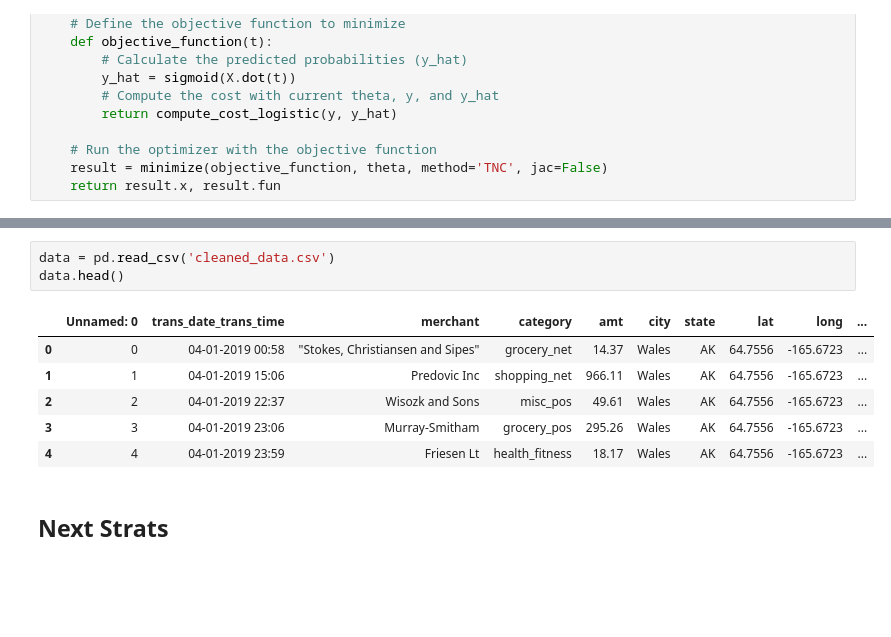
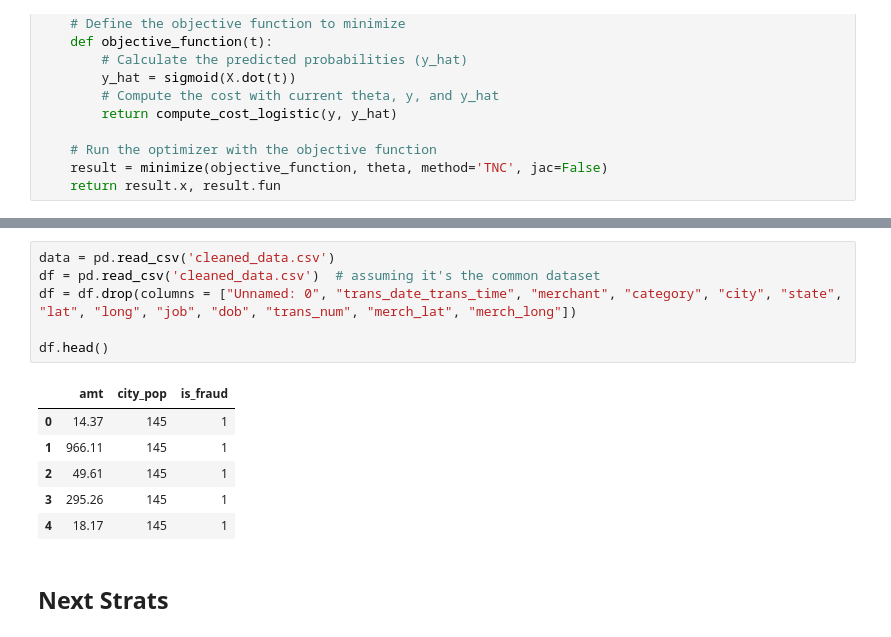
Before and after one commit to sgray38/COSC325_Final, a Jupyter notebook: Base_Model_and_Next_Steps.ipynb, the cells around one changed output, grey strips where cells are left out. Saved outputs shown, nothing was run; the diff lists cells and outputs as text; blank space fills up the shorter version.

```diff
--- a/Base_Model_and_Next_Steps.ipynb
+++ b/Base_Model_and_Next_Steps.ipynb
@@ -264,14 +264,17 @@ bestFraud: [0.7647058823529411, 0.1]
 [figure]
 # %%
 data = pd.read_csv('cleaned_data.csv')
-data.head()
+df = pd.read_csv('cleaned_data.csv')  # assuming it's the common dataset
+df = df.drop(columns = ["Unnamed: 0", "trans_date_trans_time", "merchant", "category", "city", "state",  "lat", "long", "job", "dob", "trans_num", "merch_lat", "merch_long"])
+
+df.head()
 # %% [output]
-|  | Unnamed: 0 | trans_date_trans_time | merchant | category | amt | city | state | lat | long | ... |
-| 0 | 0 | 04-01-2019 00:58 | "Stokes, Christiansen and Sipes" | grocery_net | 14.37 | Wales | AK | 64.7556 | -165.6723 | ... |
-| 1 | 1 | 04-01-2019 15:06 | Predovic Inc | shopping_net | 966.11 | Wales | AK | 64.7556 | -165.6723 | ... |
-| 2 | 2 | 04-01-2019 22:37 | Wisozk and Sons | misc_pos | 49.61 | Wales | AK | 64.7556 | -165.6723 | ... |
-| 3 | 3 | 04-01-2019 23:06 | Murray-Smitham | grocery_pos | 295.26 | Wales | AK | 64.7556 | -165.6723 | ... |
-| 4 | 4 | 04-01-2019 23:59 | Friesen Lt | health_fitness | 18.17 | Wales | AK | 64.7556 | -165.6723 | ... |
+|  | amt | city_pop | is_fraud |
+| 0 | 14.37 | 145 | 1 |
+| 1 | 966.11 | 145 | 1 |
+| 2 | 49.61 | 145 | 1 |
+| 3 | 295.26 | 145 | 1 |
+| 4 | 18.17 | 145 | 1 |
 # %% [markdown]
 ## Next Strats
 # %%
```
Also changed, not shown: parts of 7 cells of this notebook.
